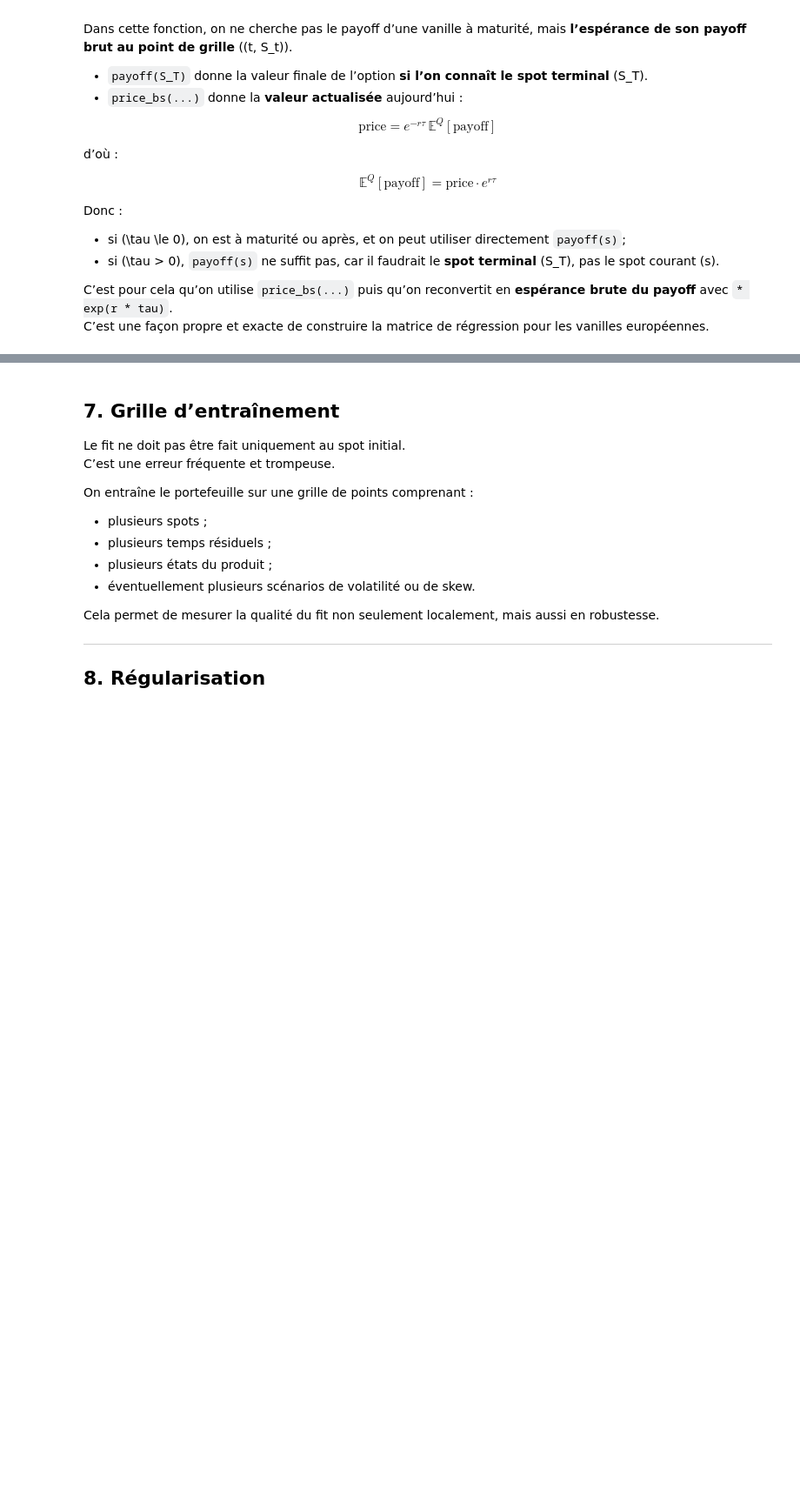
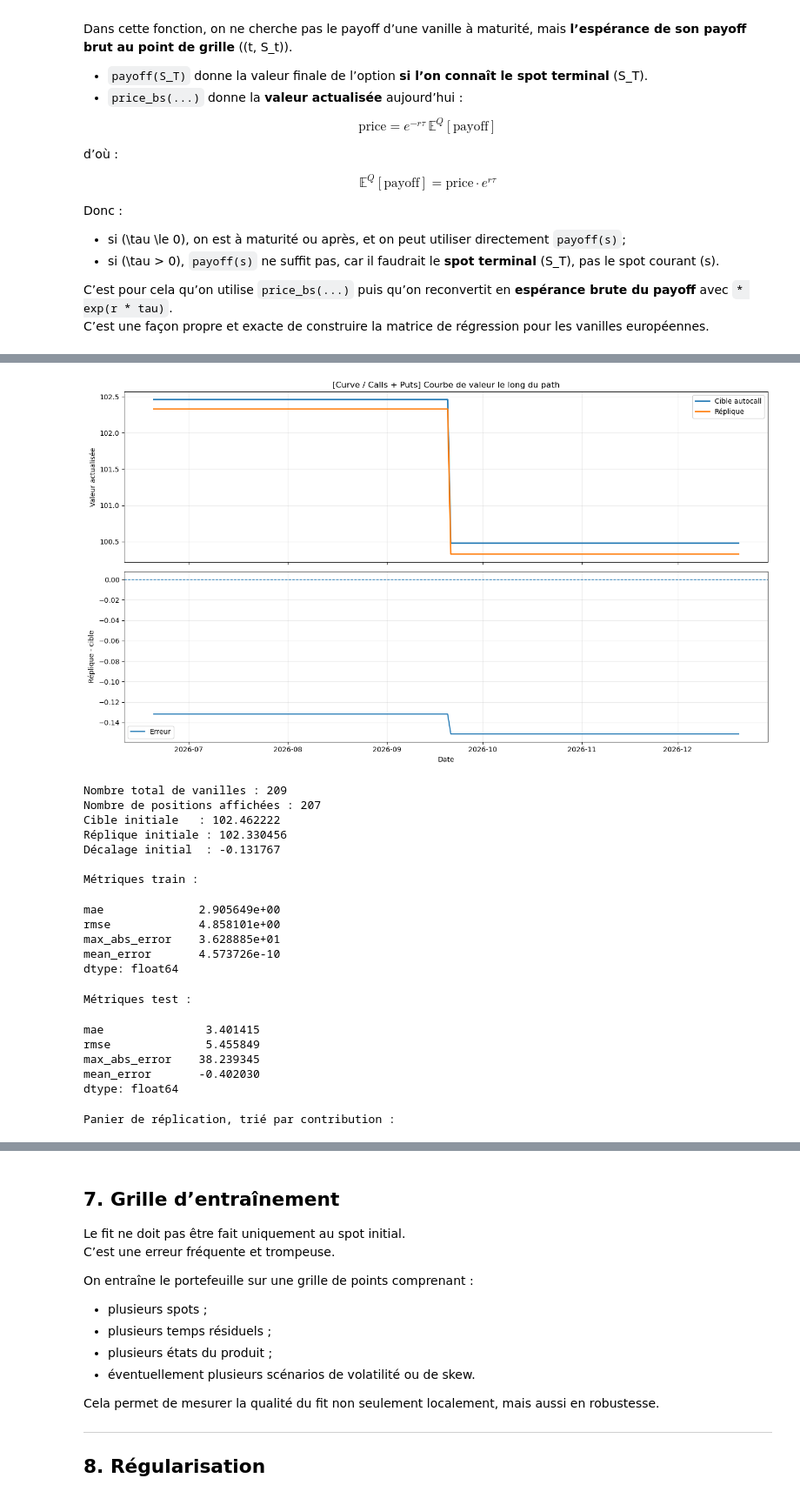
Before and after one commit to bourhankayal/Autocall-Replication, a Jupyter notebook: notebook.ipynb, the cells around one changed output, grey strips where cells are left out. Shown at 87% size. Drawn from its saved outputs; the diff is of its cells as text; code cells hidden in the pictures; blank space fills up the shorter version.

```diff
--- a/notebook.ipynb
+++ b/notebook.ipynb
@@ -1304,0 +1115,49 @@ for penalty in ["l1","l2","huber", "elastic_net", "l1_2"] :
+# %%
+res_curve_calls_puts = run_naive_benchmark_curve(product=prod,spot0=spot0,valuation_date=valuation_date,maturity_date=maturity_date,rate=rate,dividend_yield=dividend_yield,vol=vol,family="full",n_paths=1000,penalty="l2",alpha=1e-6)
+
+test_path = simulate_gbm_path(spot0=spot0,start_date=pd.Timestamp(valuation_date),end_date=pd.Timestamp(maturity_date),rate=rate,dividend_yield=dividend_yield,vol=vol)
+target_curve = autocall_value_curve_on_path(product=prod,path=test_path,valuation_date=valuation_date,rate=rate)
+
+replica_curve_calls_puts = vanilla_portfolio_value_curve_on_path(vanillas=res_curve_calls_puts["vanillas"],weights=res_curve_calls_puts["w"],path=test_path,valuation_date=valuation_date,rate=rate,dividend_yield=dividend_yield,vol=vol, curve_dates=target_curve.index)
+
+plot_timewise_curve_benchmark(target_curve.index,target_curve.to_numpy(),replica_curve_calls_puts.to_numpy(),title_prefix="[Curve / Calls + Puts] ")
+basket_calls_puts = replication_basket_on_path(result=res_curve_calls_puts,path=test_path,valuation_date=valuation_date,rate=rate)
+
+initial_target = float(target_curve.iloc[0])
+initial_replica = float(replica_curve_calls_puts.iloc[0])
+
+print(f"Nombre total de vanilles : {len(res_curve_calls_puts['vanillas'])}")
+print(f"Nombre de positions affichées : {len(basket_calls_puts)}")
+print(f"Cible initiale   : {initial_target:.6f}")
+print(f"Réplique initiale : {initial_replica:.6f}")
+print(f"Décalage initial  : {initial_replica - initial_target:+.6f}")
+
+print("\nMétriques train :")
+display(pd.Series(res_curve_calls_puts["metrics_train"]))
+
+print("\nMétriques test :")
+display(pd.Series(res_curve_calls_puts["metrics_test"]))
+
+print("\nPanier de réplication, trié par contribution :")
+display(basket_calls_puts.head(30))
+# %% [output]
+[figure, added]
+Nombre total de vanilles : 209
+Nombre de positions affichées : 207
+Cible initiale   : 102.462222
+Réplique initiale : 102.330456
+Décalage initial  : -0.131767
+
+Métriques train :
+mae              2.905649e+00
+rmse             4.858101e+00
+max_abs_error    3.628885e+01
+mean_error       4.573726e-10
+dtype: float64
+Métriques test :
+mae               3.401415
+rmse              5.455849
+max_abs_error    38.239345
+mean_error       -0.402030
+dtype: float64
+Panier de réplication, trié par contribution :
```
Also changed, not shown: parts of 12 cells of this notebook, 6 other files.
